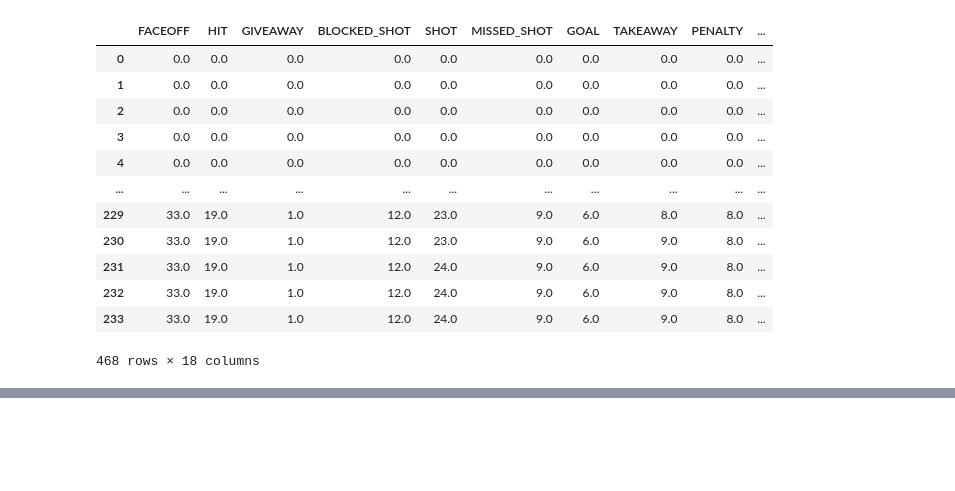
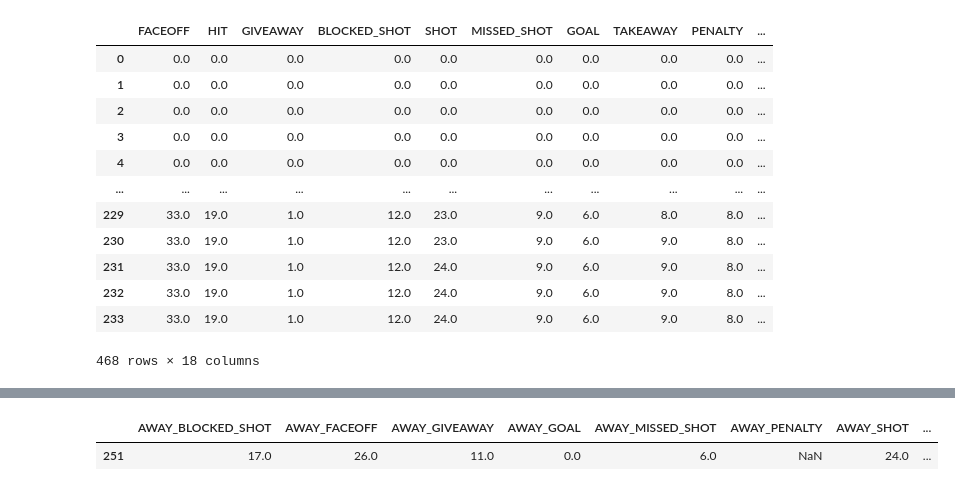
Before and after one commit to jeffxhansen/NHL_Win_Predictor, a Jupyter notebook: dylan.ipynb, the cells around one changed output, grey strips where cells are left out. Cells and saved outputs as stored; diff of their text form; code cells hidden in the pictures; blank space fills up the shorter version.

```diff
--- a/dylan.ipynb
+++ b/dylan.ipynb
@@ -531,0 +565,7 @@ NameError: name 'final_df' is not defined
+# %%
+# Get all rows that contain a NaN value
+nan_rows = X[X.isna().any(axis=1)]
+nan_rows
+# %% [output]
+|  | AWAY_BLOCKED_SHOT | AWAY_FACEOFF | AWAY_GIVEAWAY | AWAY_GOAL | AWAY_MISSED_SHOT | AWAY_PENALTY | AWAY_SHOT | ... |
+| 251 | 17.0 | 26.0 | 11.0 | 0.0 | 6.0 | NaN | 24.0 | ... |
```
Also changed, not shown: parts of 9 cells of this notebook.
